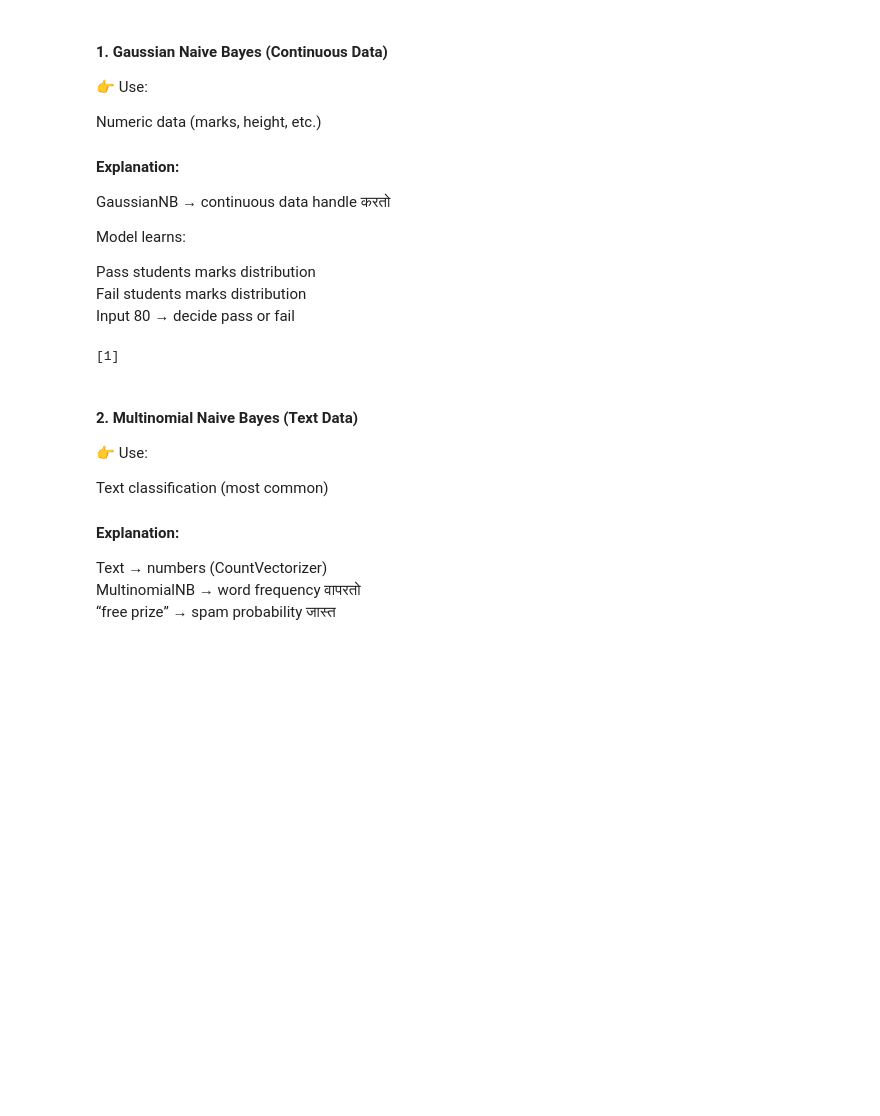
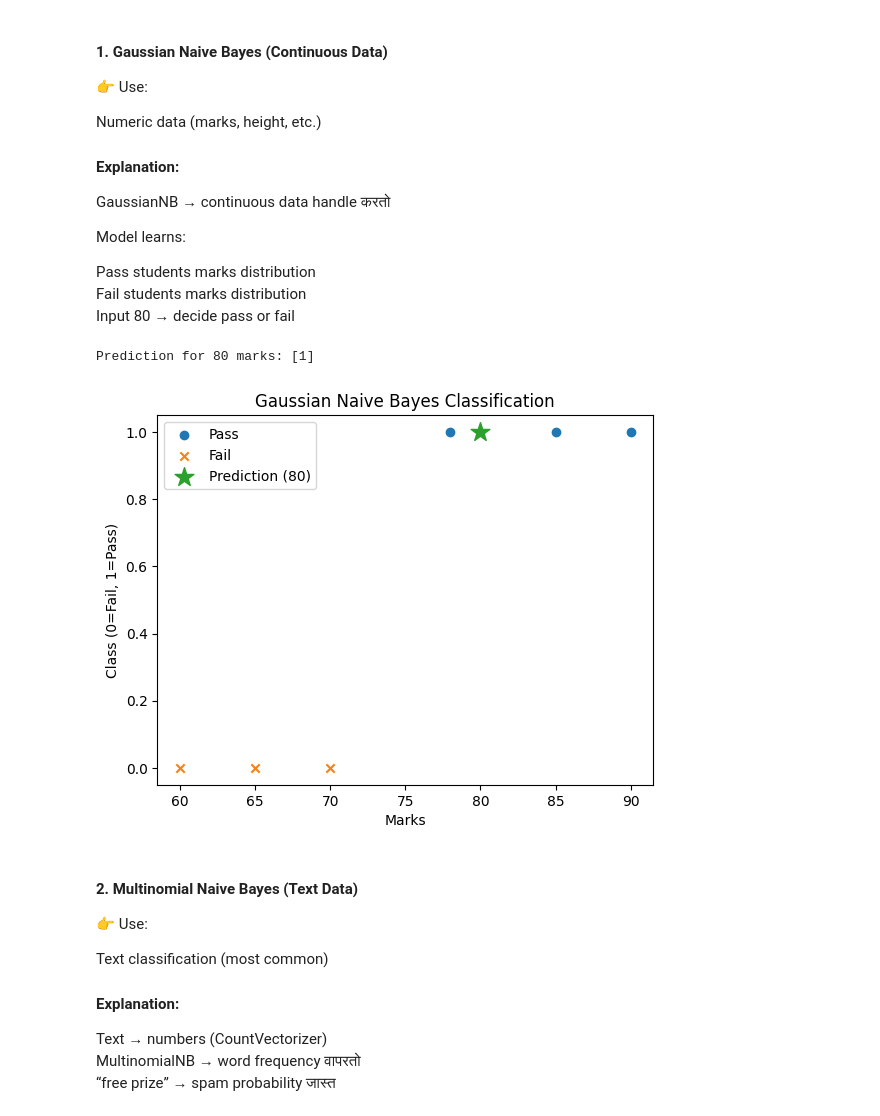
Before and after one commit to VaishnaviJadhav350/intern, a Jupyter notebook: machine learning/probability.ipynb, the cells around one changed output. Cells and saved outputs as stored; diff of their text form; code cells hidden in the pictures; blank space fills up the shorter version.

```diff
--- a/machine learning/probability.ipynb
+++ b/machine learning/probability.ipynb
@@ -880,21 +880,45 @@ Input 80 → decide pass or fail
 # %%
 from sklearn.naive_bayes import GaussianNB
 import numpy as np
+import matplotlib.pyplot as plt
 
 # Features (marks)
 X = np.array([[85], [90], [78], [60], [65], [70]])
 
 # Labels (1 = Pass, 0 = Fail)
 y = np.array([1, 1, 1, 0, 0, 0])
 
 # Model
 model = GaussianNB()
 model.fit(X, y)
 
 # Prediction
-print(model.predict([[80]]))
+prediction = model.predict([[80]])
+print("Prediction for 80 marks:", prediction)
+
+# ---------------- GRAPH ----------------
+
+# Separate data for plotting
+pass_marks = X[y == 1]
+fail_marks = X[y == 0]
+
+# Plot points
+plt.scatter(pass_marks, [1]*len(pass_marks), label="Pass", marker='o')
+plt.scatter(fail_marks, [0]*len(fail_marks), label="Fail", marker='x')
+
+# Plot predicted point
+plt.scatter(80, prediction, label="Prediction (80)", marker='*', s=200)
+
+# Labels
+plt.xlabel("Marks")
+plt.ylabel("Class (0=Fail, 1=Pass)")
+plt.title("Gaussian Naive Bayes Classification")
+
+plt.legend()
+plt.show()
 # %% [output]
-[1]
+Prediction for 80 marks: [1]
+[figure, added]
 # %% [markdown]
 #### 2. Multinomial Naive Bayes (Text Data)
 
```
Also changed, not shown: parts of 2 cells of this notebook, 6 other files.
